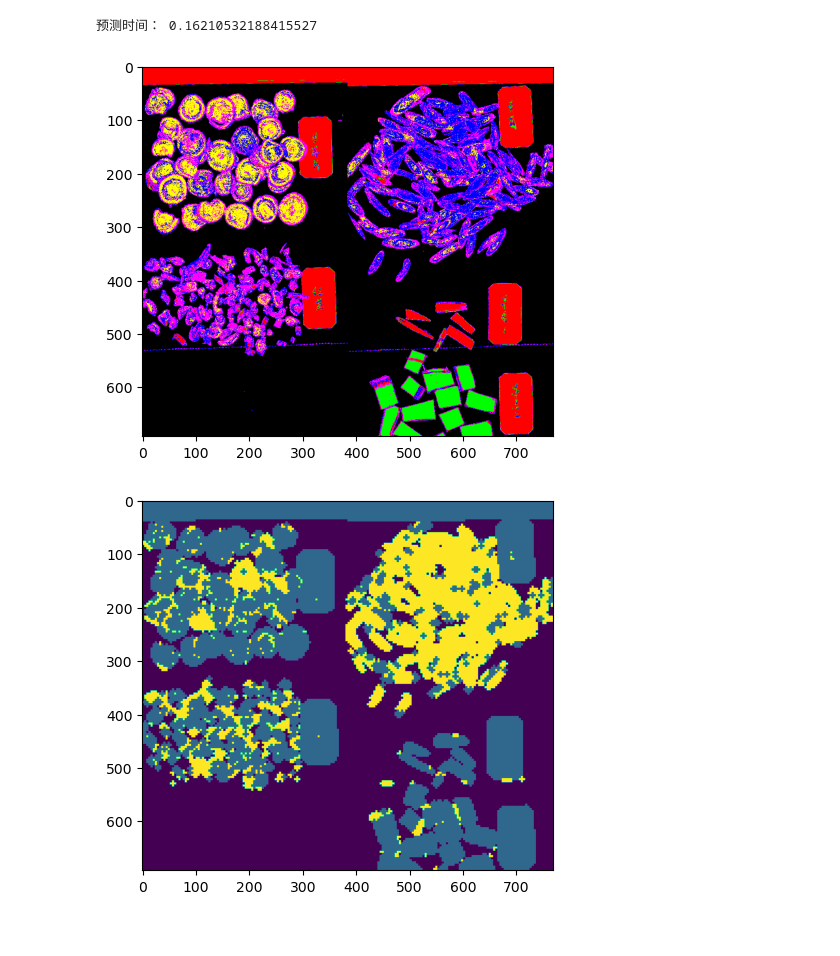
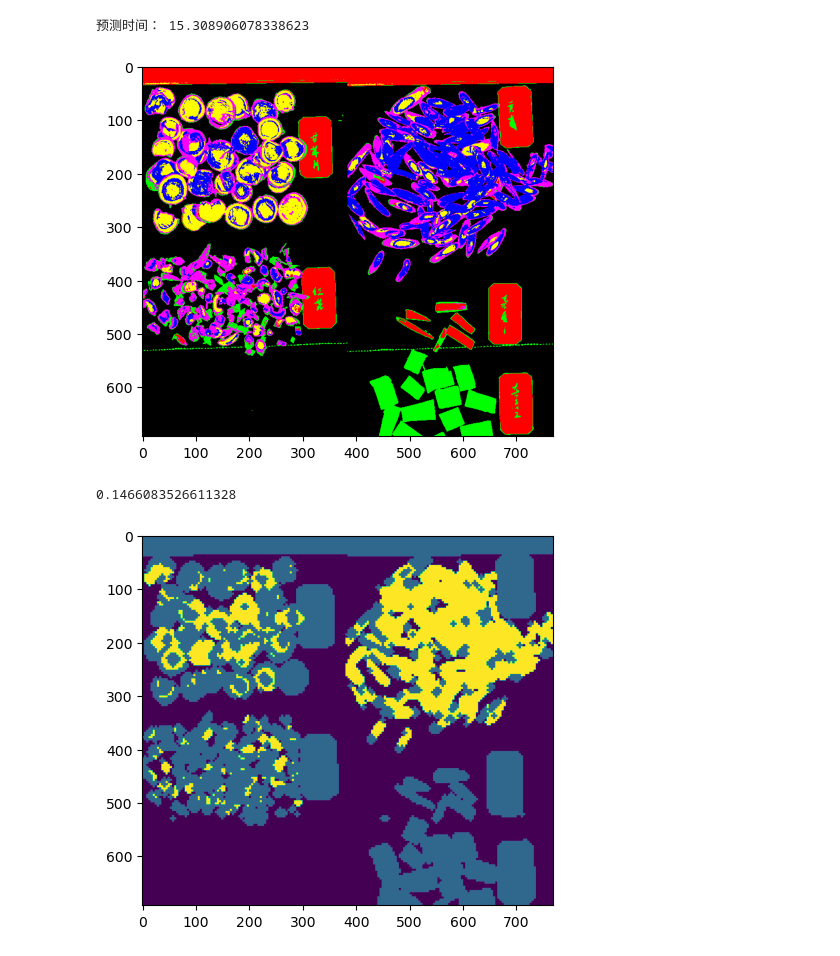
Before and after one commit to FEIJINTI/Astragalin, a Jupyter notebook: 06hebing.ipynb, the cells around one changed output. Cells and saved outputs as stored; diff of their text form; code cells hidden in the pictures.

```diff
--- a/06hebing.ipynb
+++ b/06hebing.ipynb
@@ -7,4 +7,5 @@ from scipy.ndimage import binary_dilation
 # %%
 # Read data
 data = read_envi_ascii('data/biaotu.txt')
+select_bands = [  0,   9,  13,  16,  34,  36,  61,  75,  93, 108]
 # %%
@@ -27,7 +28,7 @@ data_y = np.concatenate((huangqi_y, zazhi1_y, zazhi2_y, beijing_y, gancaopian_y,
 # %%
 train_x, test_x, train_y, test_y = train_test_split(data_x ,data_y, test_size=0.3, stratify=data_y)
 # %%
-class_weight = {0: 1, 1: 1, 2: 1, 3: 1, 4: 1,5: 1}
-file_name = 'models/dt_hebing.p'
-DecisionTree(train_x, train_y,test_x, test_y, file_name, class_weight=class_weight)
+class_weight = {0: 2, 1: 1, 2: 1, 3: 1, 4: 1,5: 1}
+file_name = 'models/rf_hebing_bands.p'
+svm_classifier(train_x, train_y,test_x, test_y, file_name, class_weight=class_weight)
 # %% [output]
@@ -51,13 +52,13 @@ DT预测结果：[5. 5. 3. 2. 1. 5. 4. 2. 1. 1. 1. 1. 5. 4. 0. 0. 4. 2. 3. 5. 1.
 # %%
-pic = read_raw('data/hebing.raw', shape=(692, 272, 768))
+pic = read_raw('data/hebing.raw', shape=(692, 272, 768), setect_bands=select_bands)
 # %%
 pic_shape0 = pic.shape[0]
 pic_shape1 = pic.shape[1]
-pic = pic.reshape(-1, 272)
+pic = pic.reshape(-1, len(select_bands))
 # %%
 pre_pic = predict(pic, file_name)
 # %% [output]
-预测时间： 0.16210532188415527
+预测时间： 15.308906078338623
 # %%
 pre_pic = pre_pic.reshape(pic_shape0, pic_shape1)
 
@@ -73,10 +74,13 @@ pre_pic_colored[pre_pic == 5] = [255, 0, 255]
 # 展示并保存预测结果
 import matplotlib.pyplot as plt
 plt.imshow(pre_pic_colored)
-plt.savefig('hebing.png', dpi=300)
+plt.savefig('bands.png', dpi=300)
 # %% [output]
-[figure, old version]
+[figure, new version]
 # %%
+import time
+
+t1 = time.time()
 blk_size = 4
 # 将pre_pic分块
 pre_pic_block = []
@@ -108,32 +112,34 @@ pre_pic_block[binary_dilation(mask_1, iterations=1)] = 1
 #     for j in range(0, pre_pic.shape[1], blk_size):
 #         pre_pic_block.append(pre_pic[i:i+blk_size, j:j+blk_size])
 # # 每一块按照块中出现最多的类别赋值
 # pre_pic_block = np.array(pre_pic_block).astype(np.uint8)
 # pre_pic_block = pre_pic_block.reshape(-1, blk_size*blk_size)
 # pre_pic_block = np.array([np.argmax(np.bincount(i)) for i in pre_pic_block])
 # pre_pic_block = pre_pic_block.reshape(pre_pic.shape[0]//blk_size, pre_pic.shape[1]//blk_size)
 
 # 对3进行膨胀
 
 
 # # 对1进行膨胀
 # pre_pic_block = binary_dilation(pre_pic_block == 1, iterations=1)
 # pre_pic_block = pre_pic_block.astype(np.uint8)
 
 
 # # 将0和3都赋值为0 ，其余都为1
 # pre_pic_block[pre_pic_block == 3] = 0
 # pre_pic_block[pre_pic_block == 1] = 0
 # pre_pic_block[pre_pic_block == 2] = 1
 # pre_pic_block[pre_pic_block == 4] = 1
 # pre_pic_block[pre_pic_block == 5] = 1
 
 # 再将每一块的值赋值给原图
 pre_pic_block = np.repeat(pre_pic_block, blk_size, axis=0)
 pre_pic_block = np.repeat(pre_pic_block, blk_size, axis=1)
+print(time.time()-t1)
 # 展示并保存预测结果
 import matplotlib.pyplot as plt
 plt.imshow(pre_pic_block)
-plt.savefig('hebing_block3.png', dpi=300)
+plt.savefig('bands_block.png', dpi=300)
 # %% [output]
+0.1466083526611328
-[figure, old version]
+[figure, new version]
```
Also changed, not shown: parts of 3 cells of this notebook, 3 other files.
